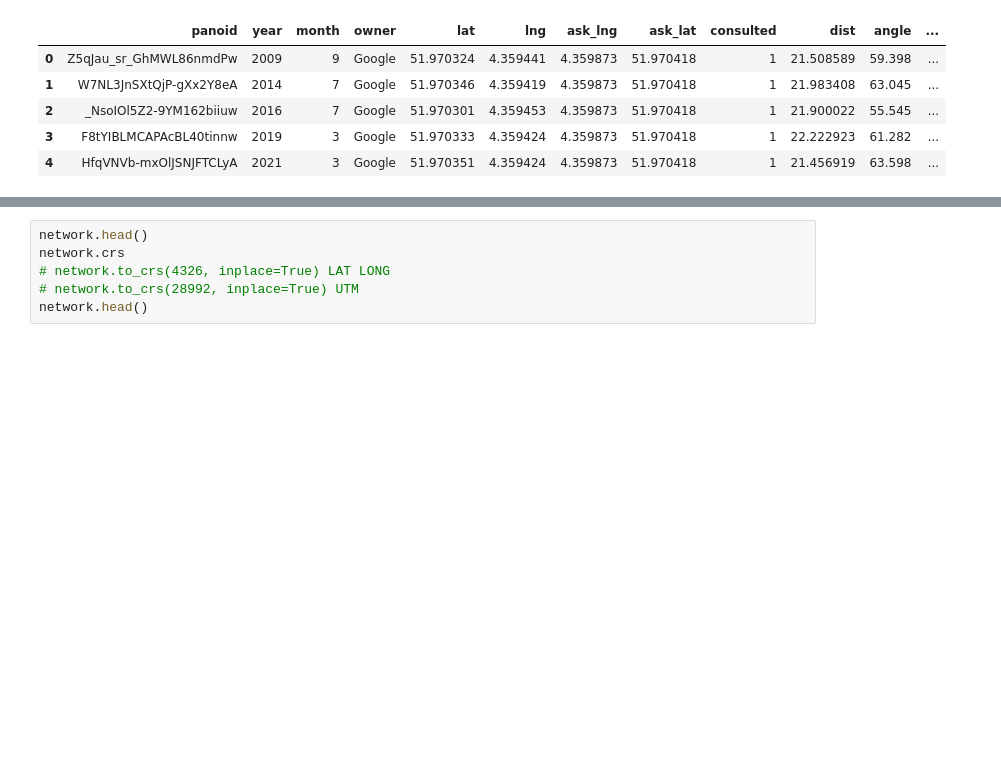
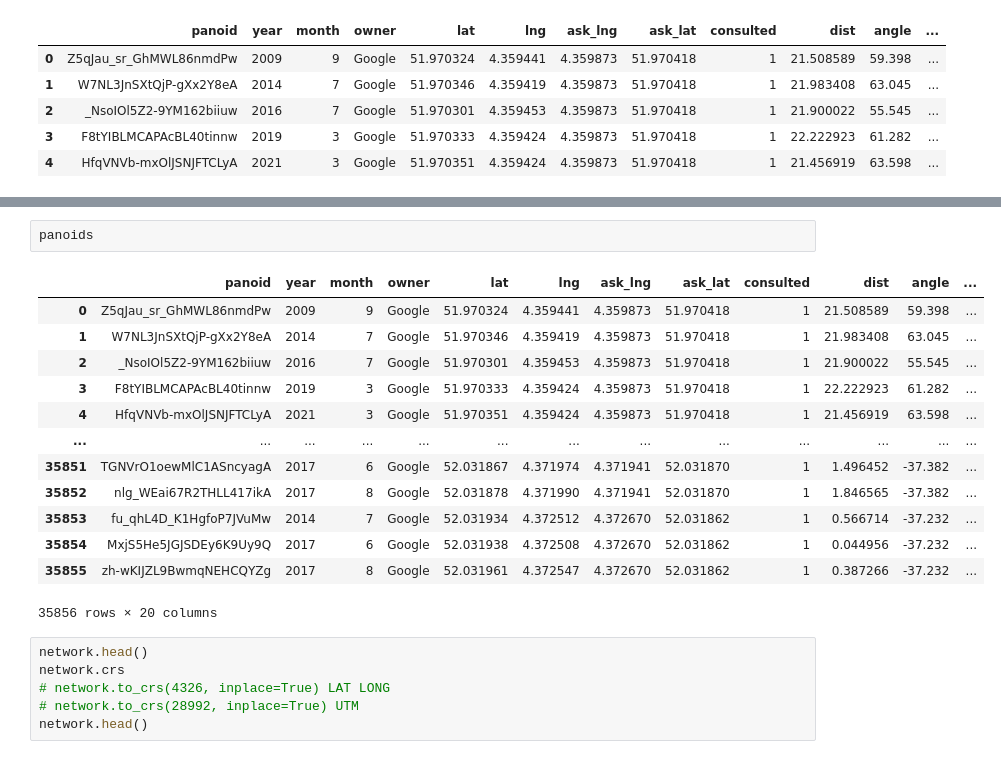
Before and after one commit to Capstone-Visual-Summary/Capstone-Visual-Summary, a Jupyter notebook: showcasing images.ipynb, the cells around one changed output, grey strips where cells are left out. Drawn from its saved outputs; the diff is of its cells as text; blank space fills up the shorter version.

```diff
--- a/showcasing images.ipynb
+++ b/showcasing images.ipynb
@@ -51,3 +62,19 @@ panoids.head()
+# %%
+panoids
+# %% [output]
+|  | panoid | year | month | owner | lat | lng | ask_lng | ask_lat | consulted | dist | angle | ... |
+| 0 | Z5qJau_sr_GhMWL86nmdPw | 2009 | 9 | Google | 51.970324 | 4.359441 | 4.359873 | 51.970418 | 1 | 21.508589 | 59.398 | ... |
+| 1 | W7NL3JnSXtQjP-gXx2Y8eA | 2014 | 7 | Google | 51.970346 | 4.359419 | 4.359873 | 51.970418 | 1 | 21.983408 | 63.045 | ... |
+| 2 | _NsoIOl5Z2-9YM162biiuw | 2016 | 7 | Google | 51.970301 | 4.359453 | 4.359873 | 51.970418 | 1 | 21.900022 | 55.545 | ... |
+| 3 | F8tYIBLMCAPAcBL40tinnw | 2019 | 3 | Google | 51.970333 | 4.359424 | 4.359873 | 51.970418 | 1 | 22.222923 | 61.282 | ... |
+| 4 | HfqVNVb-mxOlJSNJFTCLyA | 2021 | 3 | Google | 51.970351 | 4.359424 | 4.359873 | 51.970418 | 1 | 21.456919 | 63.598 | ... |
+| ... | ... | ... | ... | ... | ... | ... | ... | ... | ... | ... | ... | ... |
+| 35851 | TGNVrO1oewMlC1ASncyagA | 2017 | 6 | Google | 52.031867 | 4.371974 | 4.371941 | 52.031870 | 1 | 1.496452 | -37.382 | ... |
+| 35852 | nlg_WEai67R2THLL417ikA | 2017 | 8 | Google | 52.031878 | 4.371990 | 4.371941 | 52.031870 | 1 | 1.846565 | -37.382 | ... |
+| 35853 | fu_qhL4D_K1HgfoP7JVuMw | 2014 | 7 | Google | 52.031934 | 4.372512 | 4.372670 | 52.031862 | 1 | 0.566714 | -37.232 | ... |
+| 35854 | MxjS5He5JGJSDEy6K9Uy9Q | 2017 | 6 | Google | 52.031938 | 4.372508 | 4.372670 | 52.031862 | 1 | 0.044956 | -37.232 | ... |
+| 35855 | zh-wKIJZL9BwmqNEHCQYZg | 2017 | 8 | Google | 52.031961 | 4.372547 | 4.372670 | 52.031862 | 1 | 0.387266 | -37.232 | ... |
+35856 rows × 20 columns
 # %%
 network.head()
 network.crs
```
Also changed, not shown: parts of 1 cell of this notebook, 5 other files.
